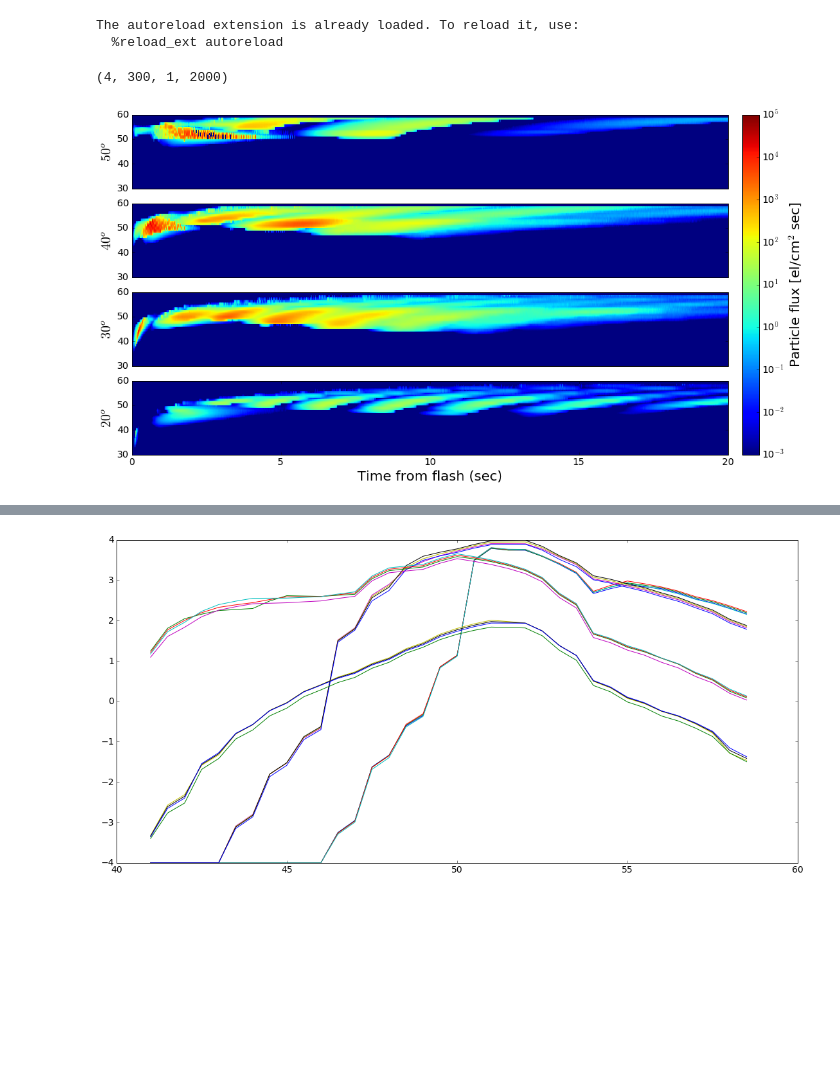
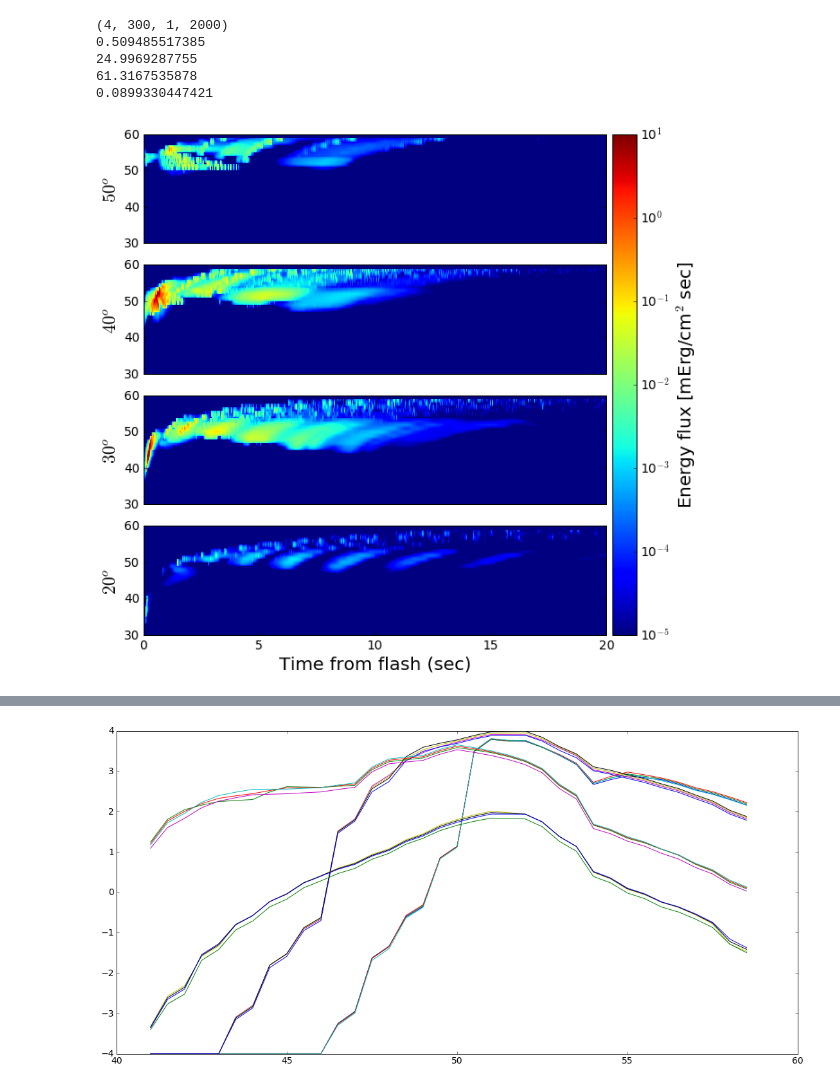
Before and after one commit to asousa/global_precip_AGU2016, a Jupyter notebook: plot_2D_simulation.ipynb, the cells around one changed output, grey strips where cells are left out. Cells and saved outputs as stored; diff of their text form; code cells hidden in the pictures; blank space fills up the shorter version.

```diff
--- a/plot_2D_simulation.ipynb
+++ b/plot_2D_simulation.ipynb
@@ -19,7 +19,7 @@ fig_width_pt = 650.0  # Get this from LaTeX using \showthe\columnwidth
 inches_per_pt = 1.0/72.27               # Convert pt to inch
 golden_mean = (np.sqrt(5)-1.0)/2.0         # Aesthetic ratio
 fig_width = 18 #fig_width_pt*inches_per_pt  # width in inches
-fig_height = 8 # fig_width*golden_mean*2      # height in inches
+fig_height = 9 # fig_width*golden_mean*2      # height in inches
 fig_size =  [fig_width+1,fig_height+1]
 params = {'backend': 'ps',
           'axes.labelsize': 20,
@@ -32,9 +32,6 @@ params = {'backend': 'ps',
 plt.rcParams.update(params)
 
 # --------------- Latex Plot Beautification --------------------------
-# %% [output]
-The autoreload extension is already loaded. To reload it, use:
-  %reload_ext autoreload
 # %%
 # Plot typical data from the precipitation model:
 # time x out_lat,   1 plot per in_lat
@@ -42,48 +39,78 @@ The autoreload extension is already loaded. To reload it, use:
 
 from precip_model import precip_model
 
-p = precip_model(database="db_agu2016_kp0_full.pkl", cumsum=False)
-
+# p = precip_model(database="db_agu2016_kp0_full.pkl", cumsum=False)
+# p = precip_model(database="banded_4_mode2_diff/db_band_3_10Mev_100Mev.pkl", cumsum=False)
+p = precip_model(database='db_energy.pkl', cumsum=False)
 in_lats = [50, 40, 30, 20]
 out_lats = np.arange(30, 60, step=0.1)
-# out_lons = np.arange(,3, step=2)
-out_lons = [1]
+out_lons = [0] #np.arange(-3,3, step=2)
+
 lon_plotind = 0
 
 num_inlats = len(in_lats)
 t = p.t
 
+
 interp_d = p.get_multiple_precip_at(in_lats, out_lats, out_lons, t)
 # %%
-clims = [-3,5]
+# --------------- Latex Plot Beautification --------------------------
+fig_width_pt = 650.0  # Get this from LaTeX using \showthe\columnwidth
+inches_per_pt = 1.0/72.27               # Convert pt to inch
+golden_mean = (np.sqrt(5)-1.0)/2.0         # Aesthetic ratio
+fig_width = 10 #fig_width_pt*inches_per_pt  # width in inches
+fig_height = 9 # fig_width*golden_mean*2      # height in inches
+fig_size =  [fig_width+1,fig_height+1]
+params = {'backend': 'ps',
+          'axes.labelsize': 20,
+          'font.size': 16,
+          'legend.fontsize': 14,
+          'xtick.labelsize': 14,
+          'ytick.labelsize': 14,
+          'text.usetex': False,
+          'figure.figsize': fig_size}
+plt.rcParams.update(params)
 
+# clims = [-3,5]
+clims = [-5, 1]
+# clims = [-8, -4]
 print np.shape(interp_d)
 
 # fig, ax = plt.subplots(len(in_lats),1)
 
 fig = plt.figure()
 
 ax=[]
 for i,lat in enumerate(in_lats):
     ax.append(fig.add_subplot(num_inlats,1,i+1))
     #Nv = np.log10(interp_d[i,:,2:] - interp_d[i,:,0:-2])
     Nv = np.log10(np.maximum(0,interp_d[i,:,lon_plotind,:]))
     Nv = np.clip(Nv,clims[0],clims[1])
-
+    print np.max(interp_d[i,:,lon_plotind,:])
     p1 = plt.pcolormesh(t, out_lats, Nv)
     ax[i].set_xticks([])
     ax[i].set_yticks([30, 40, 50, 60])
     ax[i].set_ylabel('$%d^o$'%lat)
     plt.clim(clims)
 
 ax[-1].set_xticks(np.arange(0, t[-1]+1,step=5))
 ax[-1].set_xlabel('Time from flash (sec)')
 
-cb = plt.colorbar(p1, ax=ax, pad=0.02)
+cb = plt.colorbar(p1, ax=ax, pad=0.01)
 ctix = np.arange(clims[0], clims[1] + 1, step=1)
 cb.set_ticks(ctix)
 cb.set_ticklabels(['10$^{%d}$'%k for k in ctix])
-cb.set_label('Particle flux [el/cm$^2$ sec]')
+# cb.set_label('Particle flux [el/cm$^2$ sec]')
+cb.set_label('Energy flux [mErg/cm$^2$ sec]')
+# plt.suptitle('Relative particle flux (10 Mev to 100 Mev)')
+
+# plt.savefig('banded_4_mode2_diff/db_band_3_10Mev_100Mev.png',bbox_inches='tight',ldpi=300)
+
+plt.savefig('precip_timeseries_energy.png', bbox_inches='tight', ldpi=300)
 # %% [output]
 (4, 300, 1, 2000)
+0.509485517385
+24.9969287755
+61.3167535878
+0.0899330447421
-[figure, old version]
+[figure, new version]
```
Also changed, not shown: parts of 5 cells of this notebook, 8 other files.
